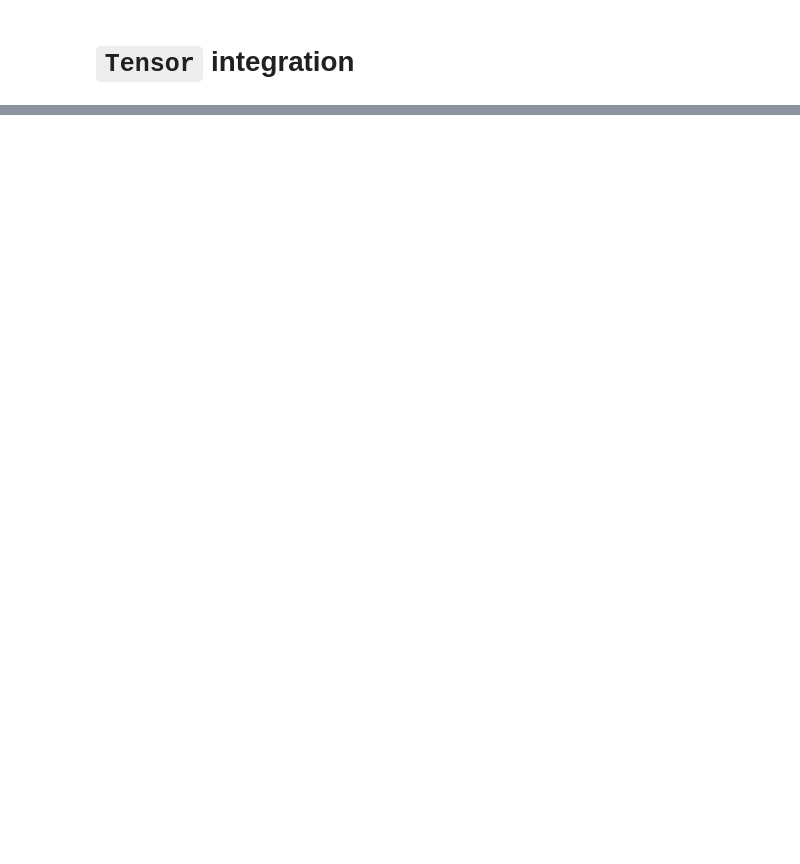
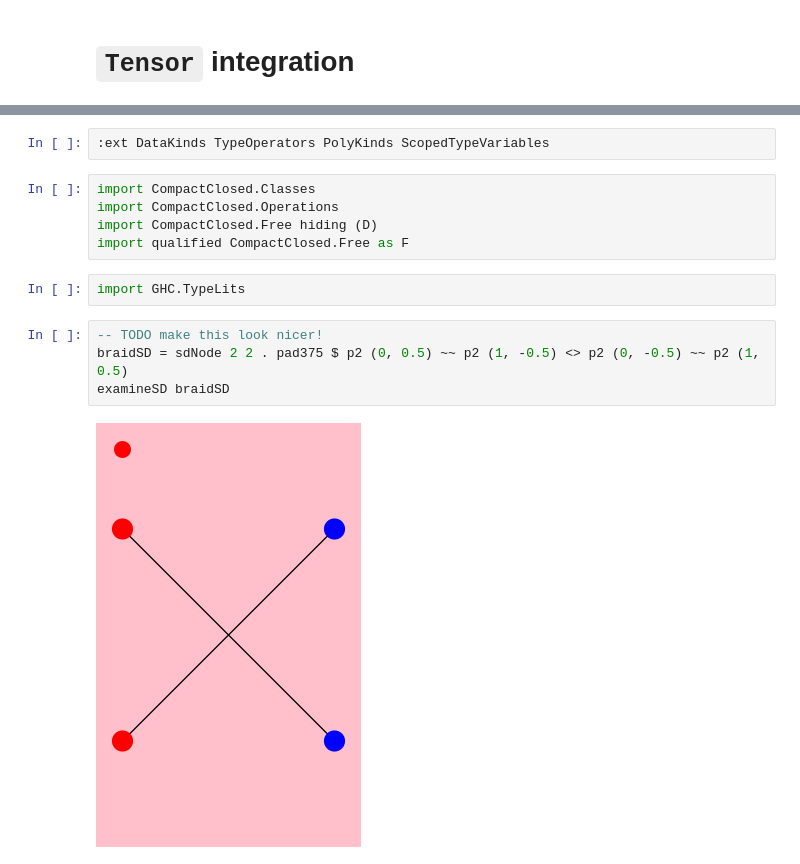
Before and after one commit to benzrf/compact-closed, a Jupyter notebook: StringDiagrams2.ipynb, the cells around one changed output, grey strips where cells are left out. Saved outputs shown, nothing was run; the diff lists cells and outputs as text; blank space fills up the shorter version.

Commit message:
First steps towards visualization based on Free

```diff
--- a/StringDiagrams2.ipynb
+++ b/StringDiagrams2.ipynb
@@ -204,0 +197,15 @@ import Classes
+# %%
+:ext DataKinds TypeOperators PolyKinds ScopedTypeVariables
+# %%
+import CompactClosed.Classes
+import CompactClosed.Operations
+import CompactClosed.Free hiding (D)
+import qualified CompactClosed.Free as F
+# %%
+import GHC.TypeLits
+# %%
+-- TODO make this look nicer!
+braidSD = sdNode 2 2 . pad375 $ p2 (0, 0.5) ~~ p2 (1, -0.5) <> p2 (0, -0.5) ~~ p2 (1, 0.5)
+examineSD braidSD
+# %% [output]
+[figure, added]
```
Also changed, not shown: parts of 17 cells of this notebook, 3 other files.
